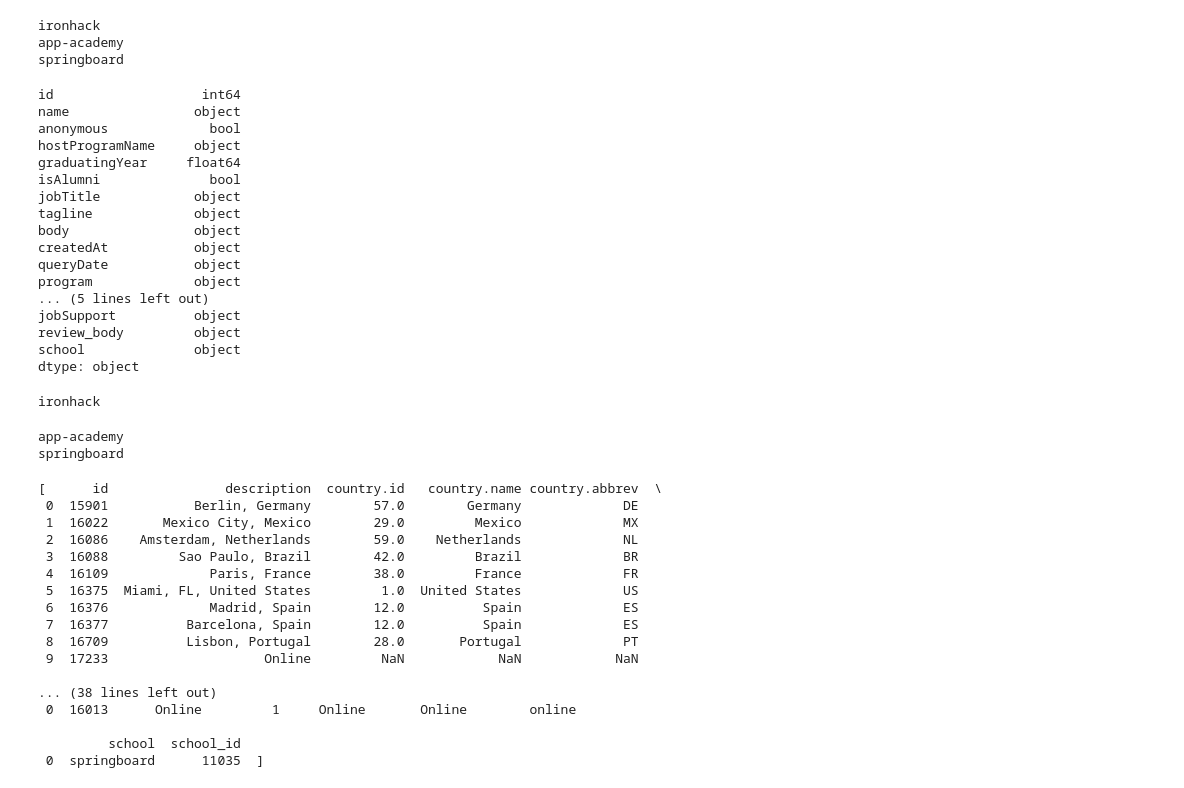
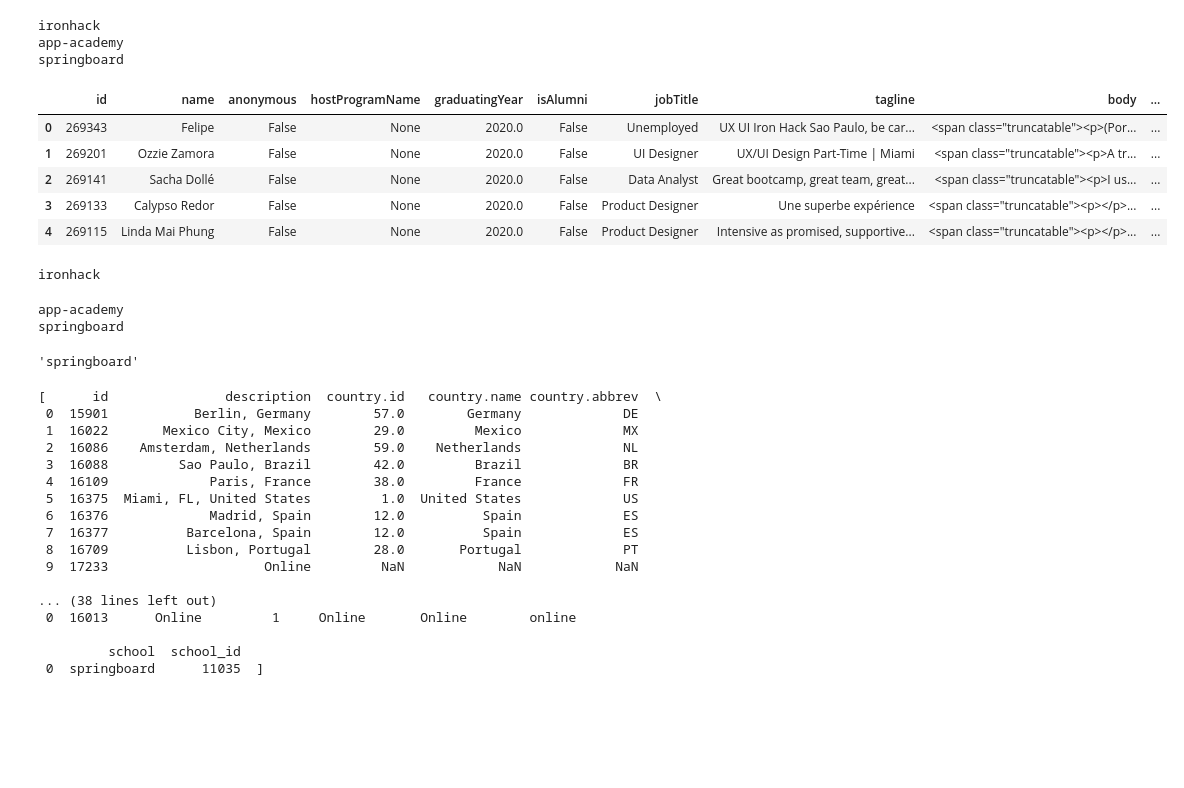
Before and after one commit to diogomaiog/sql-project, a Jupyter notebook: sql_project.ipynb, the cells around one changed output. Drawn from its saved outputs; the diff is of its cells as text; code cells hidden in the pictures; blank space fills up the shorter version.

```diff
--- a/sql_project.ipynb
+++ b/sql_project.ipynb
@@ -85,27 +85,15 @@ springboard
 # %%
 #print(comments.loc[['createdAt'][0]])
 #print(comments["createdAt"][0])
 
-comments.dtypes
-print(comments.dtypes)
+comments.head()
 # %% [output]
-id                   int64
-name                object
-anonymous             bool
-hostProgramName     object
-graduatingYear     float64
-isAlumni              bool
-jobTitle            object
-tagline             object
-body                object
-createdAt           object
-queryDate           object
-program             object
-... (5 lines left out)
-jobSupport          object
-review_body         object
-school              object
-dtype: object
+|  | id | name | anonymous | hostProgramName | graduatingYear | isAlumni | jobTitle | tagline | body | ... |
+| 0 | 269343 | Felipe | False | None | 2020.0 | False | Unemployed | UX UI Iron Hack Sao Paulo, be car... | <span class="truncatable"><p>(Por... | ... |
+| 1 | 269201 | Ozzie Zamora | False | None | 2020.0 | False | UI Designer | UX/UI Design Part-Time | Miami | <span class="truncatable"><p>A tr... | ... |
+| 2 | 269141 | Sacha Dollé | False | None | 2020.0 | False | Data Analyst | Great bootcamp, great team, great... | <span class="truncatable"><p>I us... | ... |
+| 3 | 269133 | Calypso Redor | False | None | 2020.0 | False | Product Designer | Une superbe expérience | <span class="truncatable"><p></p>... | ... |
+| 4 | 269115 | Linda Mai Phung | False | None | 2020.0 | False | Product Designer | Intensive as promised, supportive... | <span class="truncatable"><p></p>... | ... |
 # %%
 from pandas.io.json import json_normalize
 
@@ -158,10 +146,13 @@ for school, id in schools.items():
     courses_list.append(b)
     badges_list.append(c)
     schools_list.append(d)
+
+school
 # %% [output]
 ironhack
 app-academy
 springboard
+'springboard'
 # %%
 # shows the location list
 locations_list
```
Also changed, not shown: parts of 3 cells of this notebook.
